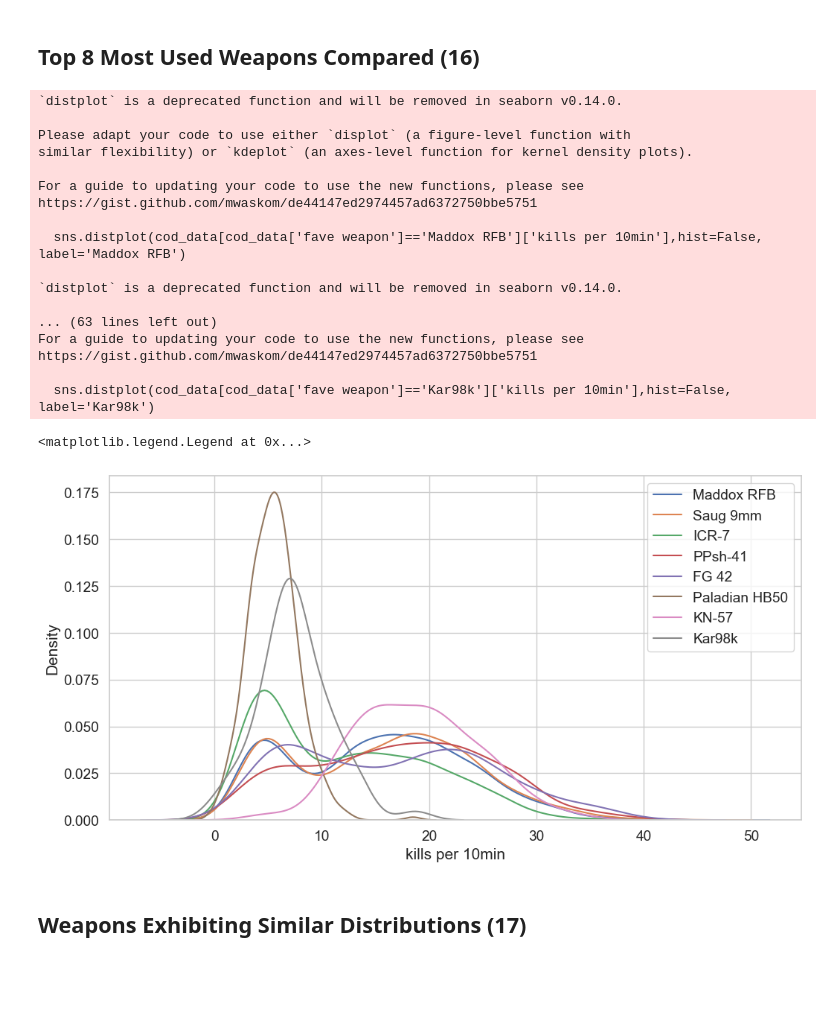
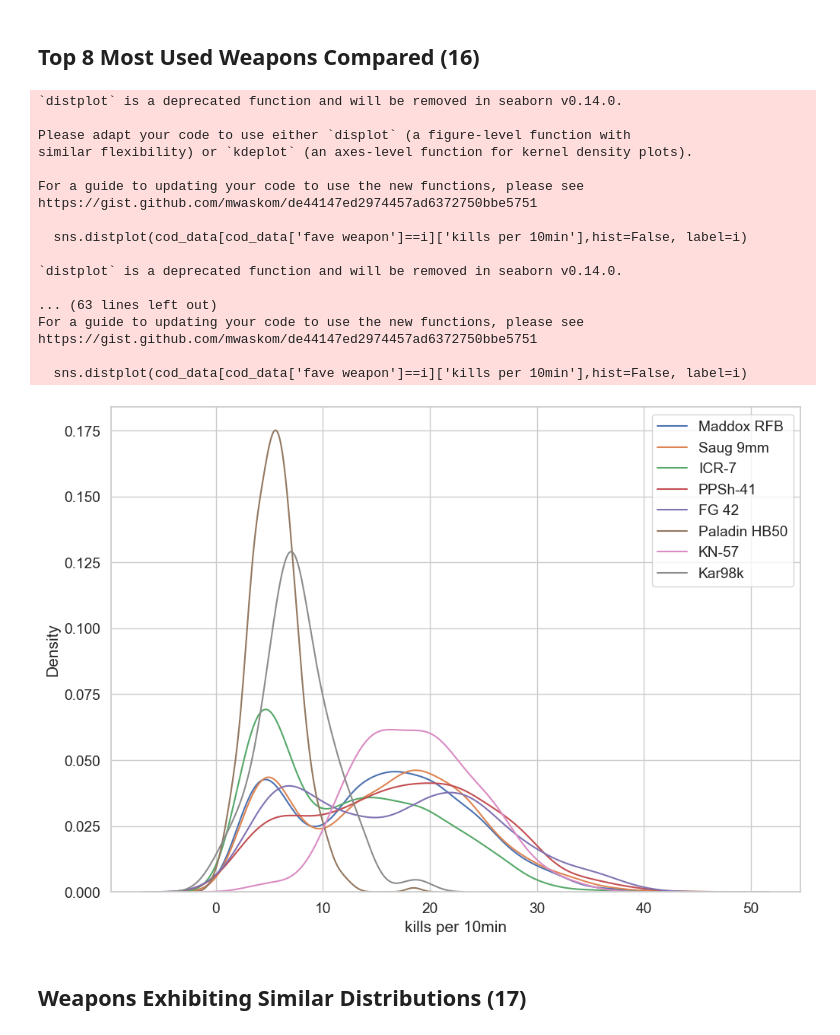
Before and after one commit to wavyvone/COD_Analysis, a Jupyter notebook: cod_analysis.ipynb, the cells around one changed output. Drawn from its saved outputs; the diff is of its cells as text; code cells hidden in the pictures; blank space fills up the shorter version.

```diff
--- a/cod_analysis.ipynb
+++ b/cod_analysis.ipynb
@@ -177,39 +197,47 @@ plt.xticks(rotation=90)
   Text(14, 0, 'Auger DMR'),
   Text(15, 0, 'Outlaw 308')])
 [figure]
+# %%
+# helper method for comparing most used weapons trends
+def distplot_helper(a):
+    '''
+    Plot the distribution usage between weapons
+    a: list of weapons to compare with (string)
+    title: the title of the graph (string)
+    '''
+    assert isinstance(a, list)
+    for i in a:
+        assert isinstance(i, str)
+    plt.figure()
+    sns.set(style = "whitegrid", font_scale=1.25, rc={'figure.figsize':(12,6)})
+    for i in a:
+        sns.distplot(cod_data[cod_data['fave weapon']==i]['kills per 10min'],hist=False, label=i)
+    plt.legend()
+    return
 # %% [markdown]
 ## Top 8 Most Used Weapons Compared (16)
 # %%
-sns.set(style = "whitegrid", font_scale=1.25, rc={'figure.figsize':(12,6)})
-sns.distplot(cod_data[cod_data['fave weapon']=='Maddox RFB']['kills per 10min'],hist=False, label='Maddox RFB')
-sns.distplot(cod_data[cod_data['fave weapon']=='Saug 9mm']['kills per 10min'],hist=False, label='Saug 9mm')
-sns.distplot(cod_data[cod_data['fave weapon']=='ICR-7']['kills per 10min'],hist=False, label='ICR-7')
-sns.distplot(cod_data[cod_data['fave weapon']=='PPSh-41']['kills per 10min'],hist=False, label='PPsh-41')
-sns.distplot(cod_data[cod_data['fave weapon']=='FG 42']['kills per 10min'],hist=False, label='FG 42')
-sns.distplot(cod_data[cod_data['fave weapon']=='Paladin HB50']['kills per 10min'],hist=False, label='Paladian HB50')
-sns.distplot(cod_data[cod_data['fave weapon']=='KN-57']['kills per 10min'],hist=False, label='KN-57')
-sns.distplot(cod_data[cod_data['fave weapon']=='Kar98k']['kills per 10min'],hist=False, label='Kar98k')
-plt.legend()
+top_8_weapons = ['Maddox RFB','Saug 9mm','ICR-7','PPSh-41','FG 42','Paladin HB50','KN-57','Kar98k']
+distplot_helper(top_8_weapons)
 # %% [output]
 `distplot` is a deprecated function and will be removed in seaborn v0.14.0.
 
 Please adapt your code to use either `displot` (a figure-level function with
 similar flexibility) or `kdeplot` (an axes-level function for kernel density plots).
 
 For a guide to updating your code to use the new functions, please see
 https://gist.github.com/mwaskom/de44147ed2974457ad6372750bbe5751
 
-  sns.distplot(cod_data[cod_data['fave weapon']=='Maddox RFB']['kills per 10min'],hist=False, label='Maddox RFB')
+  sns.distplot(cod_data[cod_data['fave weapon']==i]['kills per 10min'],hist=False, label=i)
 
 `distplot` is a deprecated function and will be removed in seaborn v0.14.0.
 
 ... (63 lines left out)
 For a guide to updating your code to use the new functions, please see
 https://gist.github.com/mwaskom/de44147ed2974457ad6372750bbe5751
 
-  sns.distplot(cod_data[cod_data['fave weapon']=='Kar98k']['kills per 10min'],hist=False, label='Kar98k')
+  sns.distplot(cod_data[cod_data['fave weapon']==i]['kills per 10min'],hist=False, label=i)
-<matplotlib.legend.Legend at 0x...>
-[figure, old version]
+[figure, new version]
 # %% [markdown]
 ## Weapons Exhibiting Similar Distributions (17)
 # %%
```
Also changed, not shown: parts of 9 cells of this notebook, 1 other file.
